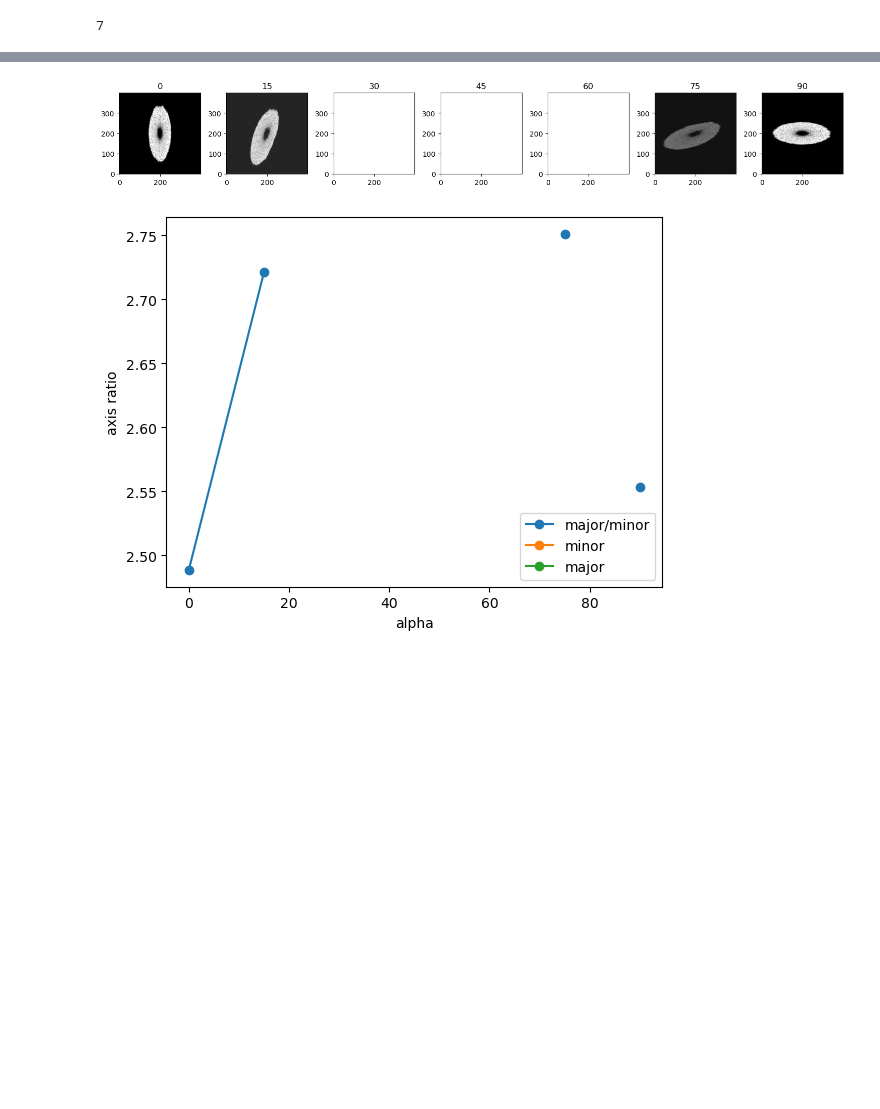
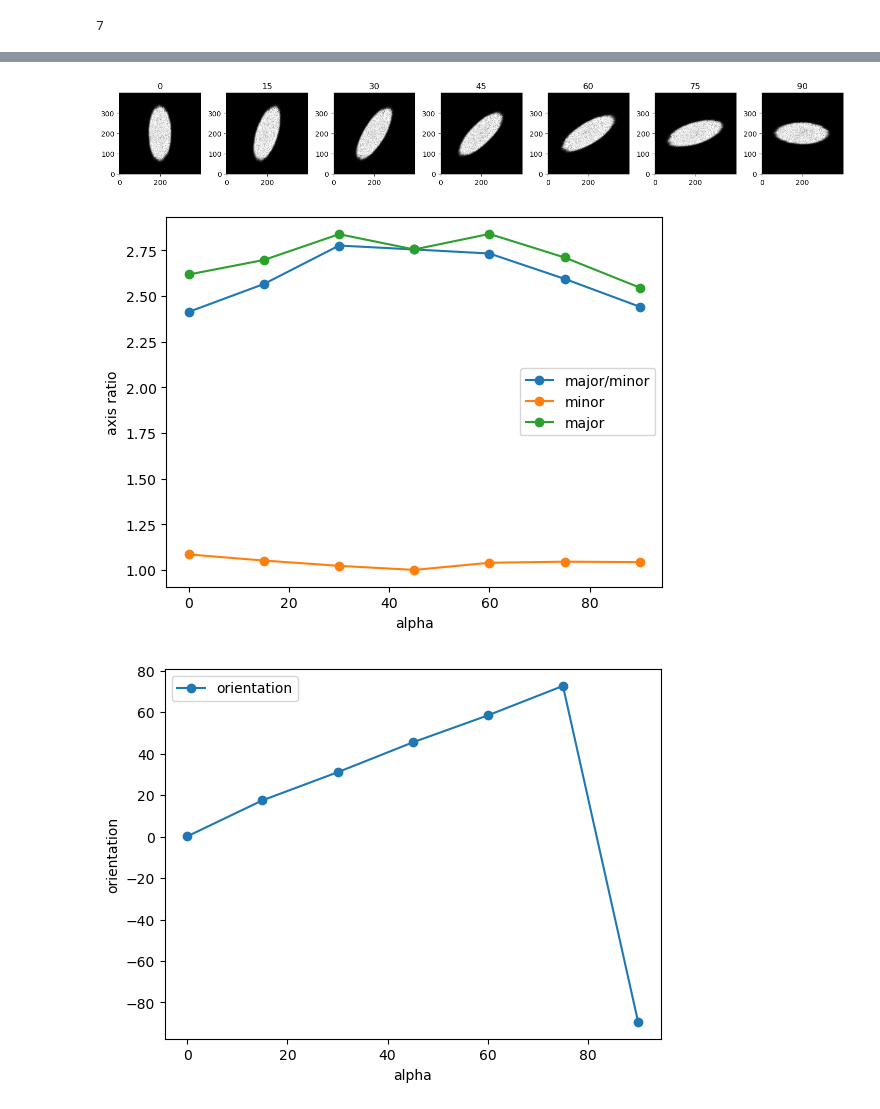
Before and after one commit to TiNezlobinsky/Finitewave, a Jupyter notebook: examples/notebooks/anisotropy_2d.ipynb, the cells around one changed output, grey strips where cells are left out. Cells and saved outputs as stored; diff of their text form; code cells hidden in the pictures; blank space fills up the shorter version.

Commit message:
Fix AsymmetricStencil2D

```diff
--- a/examples/notebooks/anisotropy_2d.ipynb
+++ b/examples/notebooks/anisotropy_2d.ipynb
@@ -1,13 +1,4 @@
 # %%
-
-#
-# Aniosotropic tissue (fibers at 45 degrees) with the Aliev-Panfilov model.
-# Anisotropy is set by specifying a fiber array (CardiacTissue class) and
-# diffusion coefficients D_al, D_ac (diffusion along and across fibers).
-# Alqways use AsymmetricStencil for weights computations in case of anisotropic tissue.
-#
-
-
 import matplotlib.pyplot as plt
 import numpy as np
 import skimage as ski
@@ -43,13 +34,13 @@ for alpha in alphas:
     # create model object:
     aliev_panfilov = fw.AlievPanfilov2D()
     # set up numerical parameters:
-    aliev_panfilov.dt = 0.01
-    aliev_panfilov.dr = 0.25
-    aliev_panfilov.t_max = 30
+    aliev_panfilov.dt = 0.001
+    aliev_panfilov.dr = 0.1
+    aliev_panfilov.t_max = 12
     # set up stimulation parameters:
     stim_sequence = fw.StimSequence()
-    stim_sequence.add_stim(fw.StimVoltageCoord2D(0, 1, n//2 - 3, n//2 + 3,
-                                                n//2 - 3, n//2 + 3))
+    stim_sequence.add_stim(fw.StimVoltageCoord2D(0, 1, n//2 - 5, n//2 + 5,
+                                                 n//2 - 5, n//2 + 5))
     # add the tissue and the stim parameters to the model object:
     aliev_panfilov.cardiac_tissue = tissue
     aliev_panfilov.stim_sequence = stim_sequence
@@ -126,20 +117,20 @@ for alpha in alphas:
     # create model object:
     aliev_panfilov = fw.AlievPanfilov2D()
     # set up numerical parameters:
-    aliev_panfilov.dt = 0.01
-    aliev_panfilov.dr = 0.25
-    aliev_panfilov.t_max = 30
+    aliev_panfilov.dt = 0.001
+    aliev_panfilov.dr = 0.1
+    aliev_panfilov.t_max = 12
     # set up stimulation parameters:
     stim_sequence = fw.StimSequence()
-    stim_sequence.add_stim(fw.StimVoltageCoord2D(0, 1, n//2 - 3, n//2 + 3,
-                                                n//2 - 3, n//2 + 3))
+    stim_sequence.add_stim(fw.StimVoltageCoord2D(0, 1, n//2 - 5, n//2 + 5,
+                                                n//2 - 5, n//2 + 5))
     # add the tissue and the stim parameters to the model object:
     aliev_panfilov.cardiac_tissue = tissue
     aliev_panfilov.stim_sequence = stim_sequence
 
     aliev_panfilov.run()
 
-    labeled = ski.measure.label(aliev_panfilov.u > 0.5)
+    labeled = (aliev_panfilov.u > 0.5).astype(int)
     props = ski.measure.regionprops_table(labeled, properties=(
         'orientation', 'major_axis_length', 'minor_axis_length'))
     props['orientation'] = np.degrees(props['orientation'])
@@ -155,24 +146,32 @@ out_10 = pd.concat(out_10)
 # %%
 fig, axs = plt.subplots(ncols=7, figsize=(15, 5))
 
 for i, ax in enumerate(axs):
     ax.imshow(images_10[i], cmap='gray', origin='lower')
     ax.set_title(f'{np.degrees(alphas[i]):.0f}')
 
 plt.tight_layout()
 plt.show()
 
 plt.figure()
 plt.plot(out_10['alpha'], out_10['axis_ratio'], 'o-', label='major/minor')
 plt.plot(out_10['alpha'], out_10['minor_axis_length'] / out_10['minor_axis_length'].min(), 'o-', label='minor')
 plt.plot(out_10['alpha'], out_10['major_axis_length'] / out_10['minor_axis_length'].min(), 'o-', label='major')
 plt.xlabel('alpha')
 plt.ylabel('axis ratio')
 plt.legend()
 plt.show()
+
+plt.figure()
+plt.plot(out_10['alpha'], out_10['orientation'], 'o-', label='orientation')
+plt.xlabel('alpha')
+plt.ylabel('orientation')
+plt.legend()
+plt.show()
 # %% [output]
-[figure, old version]
+[figure, new version]
-[figure, old version]
+[figure, new version]
+[figure, added]
 # %%
 import matplotlib.pyplot as plt
 import numpy as np
```
Also changed, not shown: parts of 2 cells of this notebook, 1 other file.
